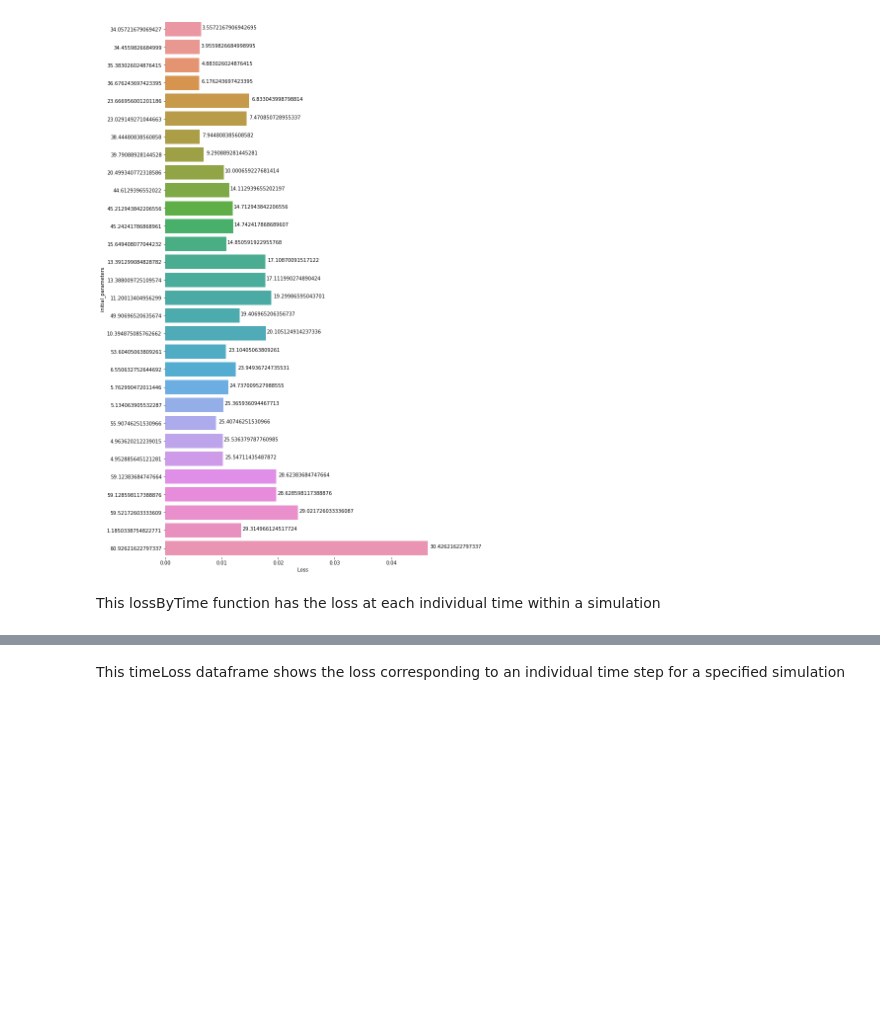
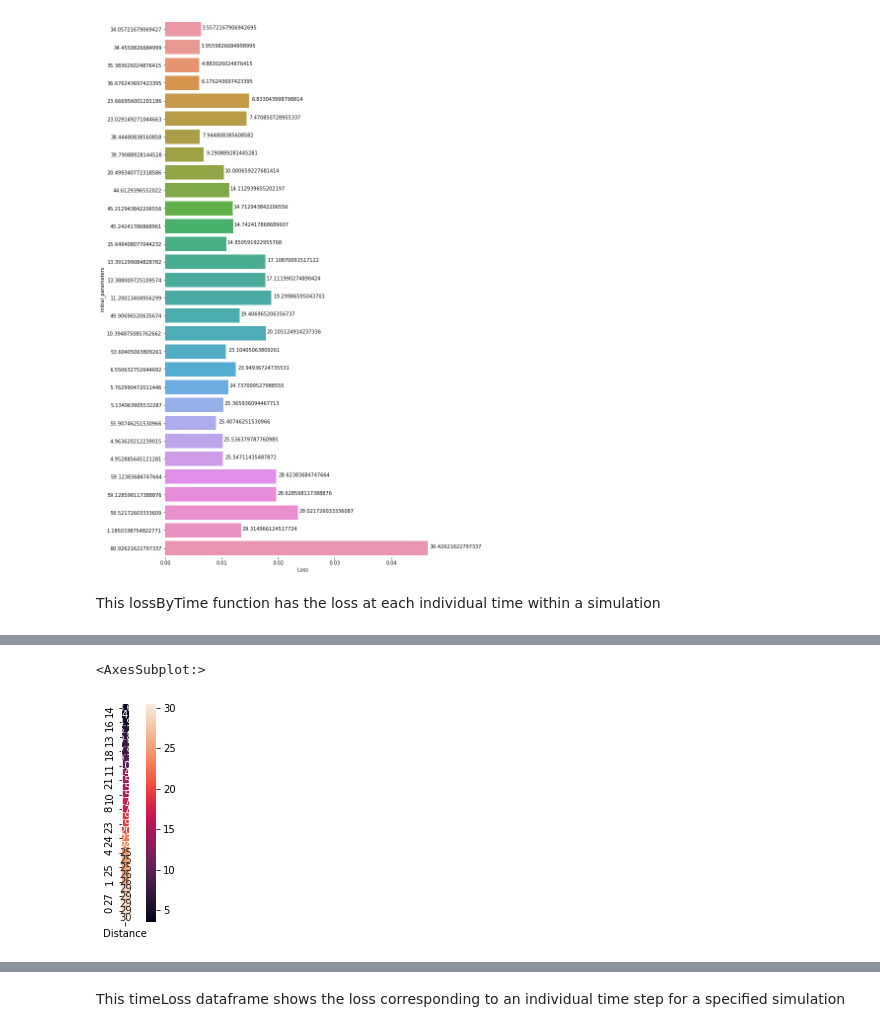
Before and after one commit to runnily/3095-Simulations-of-hybrid-systems-using-neural-networks, a Jupyter notebook: plots/dynamic systems/Newtons cooling law.ipynb, the cells around one changed output, grey strips where cells are left out. Drawn from its saved outputs; the diff is of its cells as text; code cells hidden in the pictures; blank space fills up the shorter version.

```diff
--- a/plots/dynamic systems/Newtons cooling law.ipynb
+++ b/plots/dynamic systems/Newtons cooling law.ipynb
@@ -261,0 +271,5 @@ This lossByTime function has the loss at each individual time within a simulatio
+# %%
+sns.heatmap(simulationLossDistance[["Distance"]], annot=True,square=True)
+# %% [output]
+<AxesSubplot:>
+[figure, added]
```
Also changed, not shown: parts of 3 cells of this notebook, 4 other files.
